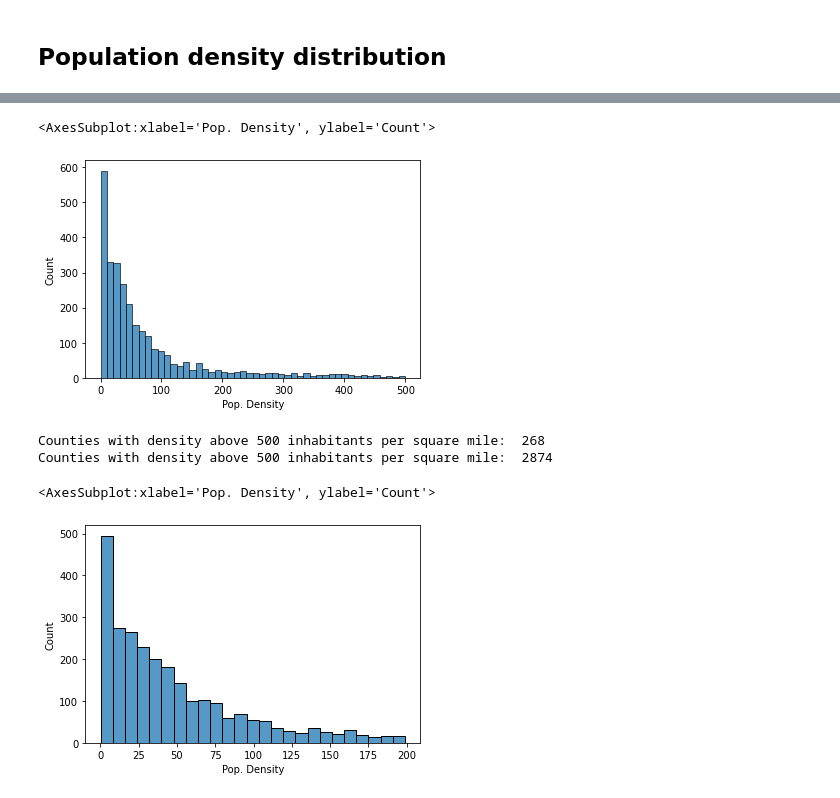
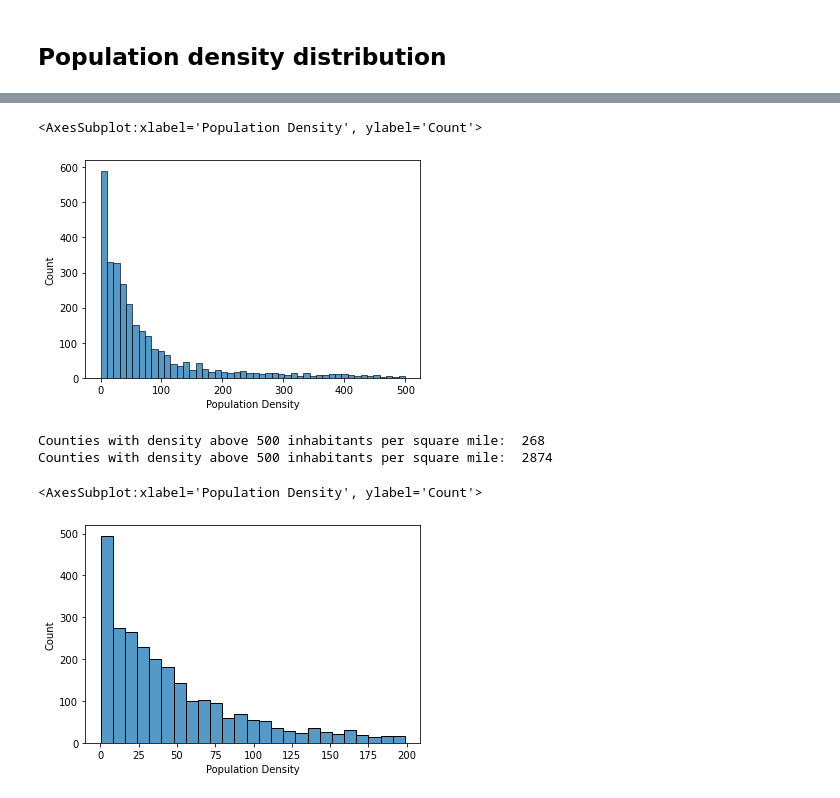
Before and after one commit to dzoanka/Covid19-cases-deaths-against-vax-in-US-counties, a Jupyter notebook: population_distribution.ipynb, the cells around one changed output, grey strips where cells are left out. Saved outputs shown, nothing was run; the diff lists cells and outputs as text; code cells hidden in the pictures.

```diff
--- a/population_distribution.ipynb
+++ b/population_distribution.ipynb
@@ -98,7 +98,7 @@ sns.histplot(df_smaller_2k, x="Pop. Density")
 # %%
-df_smaller_500 =  df[ df['Pop. Density'] < 500]
-sns.histplot(df_smaller_500, x="Pop. Density")
+df_smaller_500 =  df[ df['Population Density'] < 500]
+sns.histplot(df_smaller_500, x="Population Density")
 # %% [output]
-<AxesSubplot:xlabel='Pop. Density', ylabel='Count'>
+<AxesSubplot:xlabel='Population Density', ylabel='Count'>
-[figure, old version]
+[figure, new version]
 # %%
@@ -108,8 +108,8 @@ print("Counties with density above 500 inhabitants per square mile: ", len(df[ d
 Counties with density above 500 inhabitants per square mile:  268
 Counties with density above 500 inhabitants per square mile:  2874
 # %%
-df_smaller_200 =  df[ df['Pop. Density'] < 200]
-sns.histplot(df_smaller_200, x="Pop. Density")
+df_smaller_200 =  df[ df['Population Density'] < 200]
+sns.histplot(df_smaller_200, x="Population Density")
 # %% [output]
-<AxesSubplot:xlabel='Pop. Density', ylabel='Count'>
+<AxesSubplot:xlabel='Population Density', ylabel='Count'>
-[figure, old version]
+[figure, new version]
```
Also changed, not shown: parts of 5 cells of this notebook, 5 other files.
